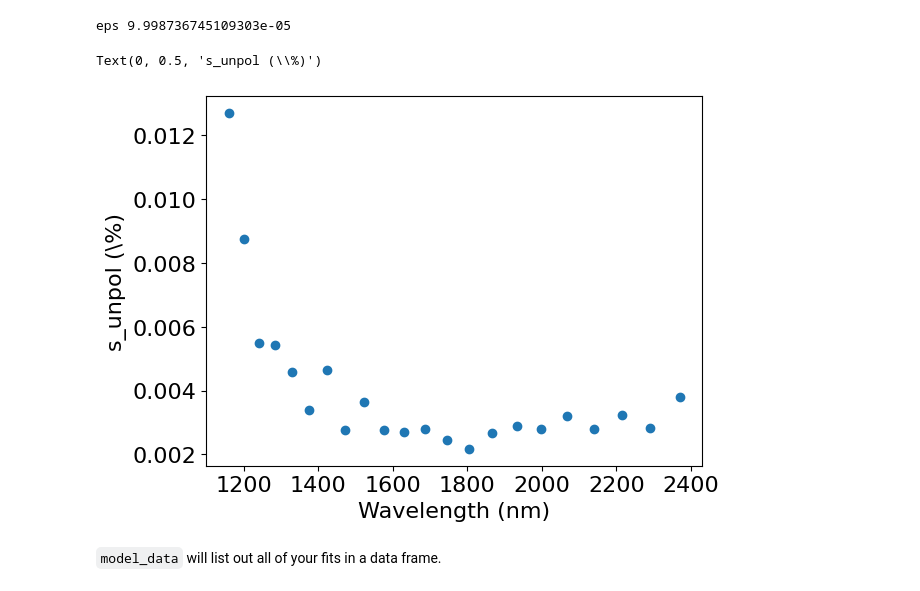
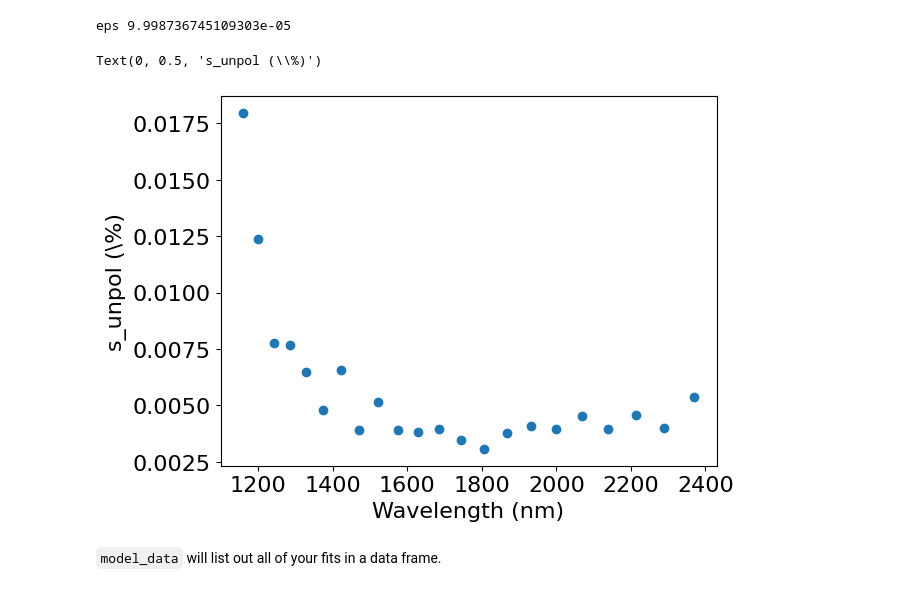
Before and after one commit to UCSB-Exoplanet-Polarimetry-Lab/pyPolCal, a Jupyter notebook: pyPolCal/CHARIS/minimize/minimize_internalcal_unpol_nov2025.ipynb, the cells around one changed output. Drawn from its saved outputs; the diff is of its cells as text; code cells hidden in the pictures.

```diff
--- a/pyPolCal/CHARIS/minimize/minimize_internalcal_unpol_nov2025.ipynb
+++ b/pyPolCal/CHARIS/minimize/minimize_internalcal_unpol_nov2025.ipynb
@@ -195,18 +195,18 @@ eps 9.998736745109303e-05
 # %%
 # calculate and plot pol accuracy
 import matplotlib.pyplot as plt
 from pyPolCal.constants import wavelength_bins
 
 # number of double diff data points will be half the data points in the csv
 interleaved_values, interleaved_stds, config_list = read_csv('../datacsvs/nbs_in_internalcal_unpol/bin0.csv')
-N = len(interleaved_values) / 2
+N = len(interleaved_values) / 4
 s_unpol = sres_list/np.sqrt(N)
 plt.scatter(wavelength_bins,s_unpol)
 plt.xlabel('Wavelength (nm)')
 plt.ylabel('s_unpol (\%)')
 # %% [output]
 Text(0, 0.5, 's_unpol (\\%)')
-[figure, old version]
+[figure, new version]
 # %%
 # save s_unpol for use in tutorial notebook
 with open('/home/thomasmc/pyPolCal/pyPolCal/tutorial_notebooks/CHARIS_fitting_tutorial/s_unpol.txt','w') as f:
```
Also changed, not shown: 2 other files.
